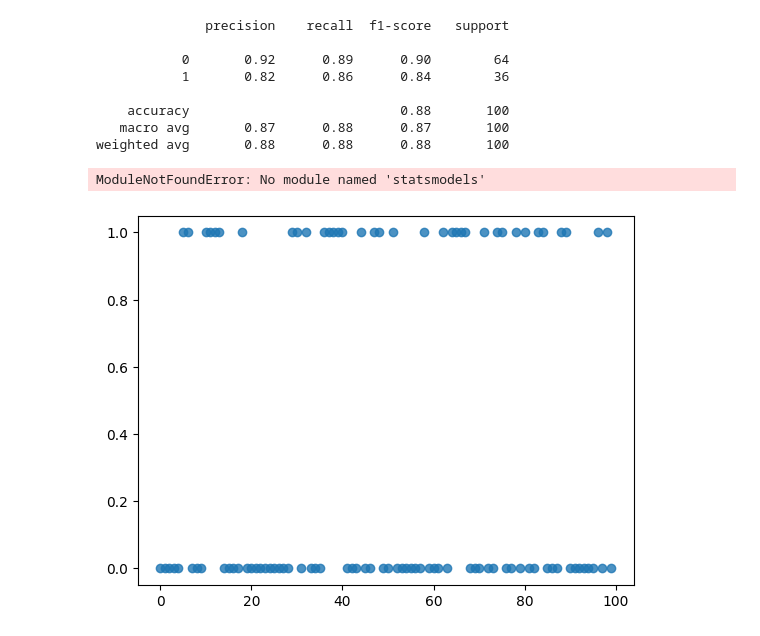
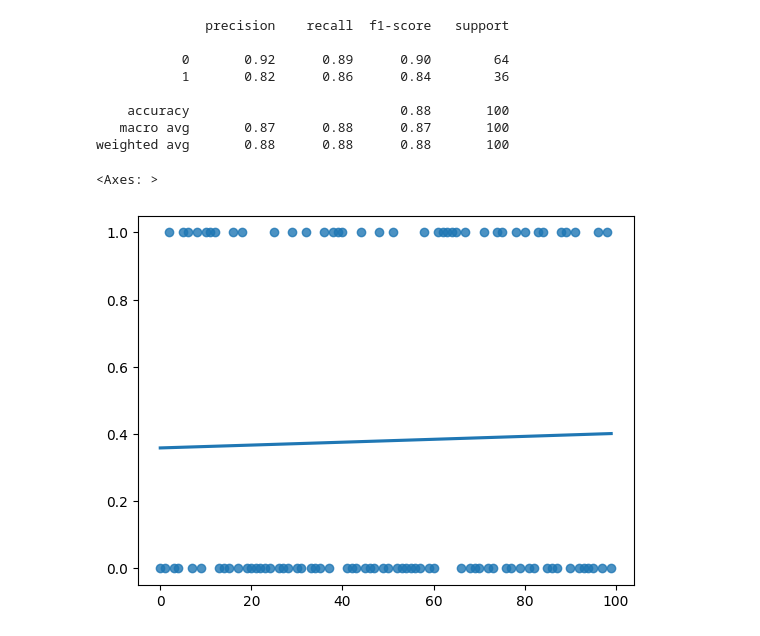
Before and after one commit to Abdul-Kabeer245/Titanic, a Jupyter notebook: survival prediction.ipynb, the cells around one changed output. Saved outputs shown, nothing was run; the diff lists cells and outputs as text; code cells hidden in the pictures.

```diff
--- a/survival prediction.ipynb
+++ b/survival prediction.ipynb
@@ -146,8 +146,8 @@ print(classification_report(y_test, predict))
    macro avg       0.87      0.88      0.87       100
 weighted avg       0.88      0.88      0.88       100
 # %%
-x = np.arange(len(y_test))
-sns.regplot(x = x, y =y_test,logistic = True)
+x = np.arange(len(predict))
+sns.regplot(x = x, y =predict,logistic = True, ci = None)
 # %% [output]
-ModuleNotFoundError: No module named 'statsmodels'
+<Axes: >
-[figure, old version]
+[figure, new version]
```
